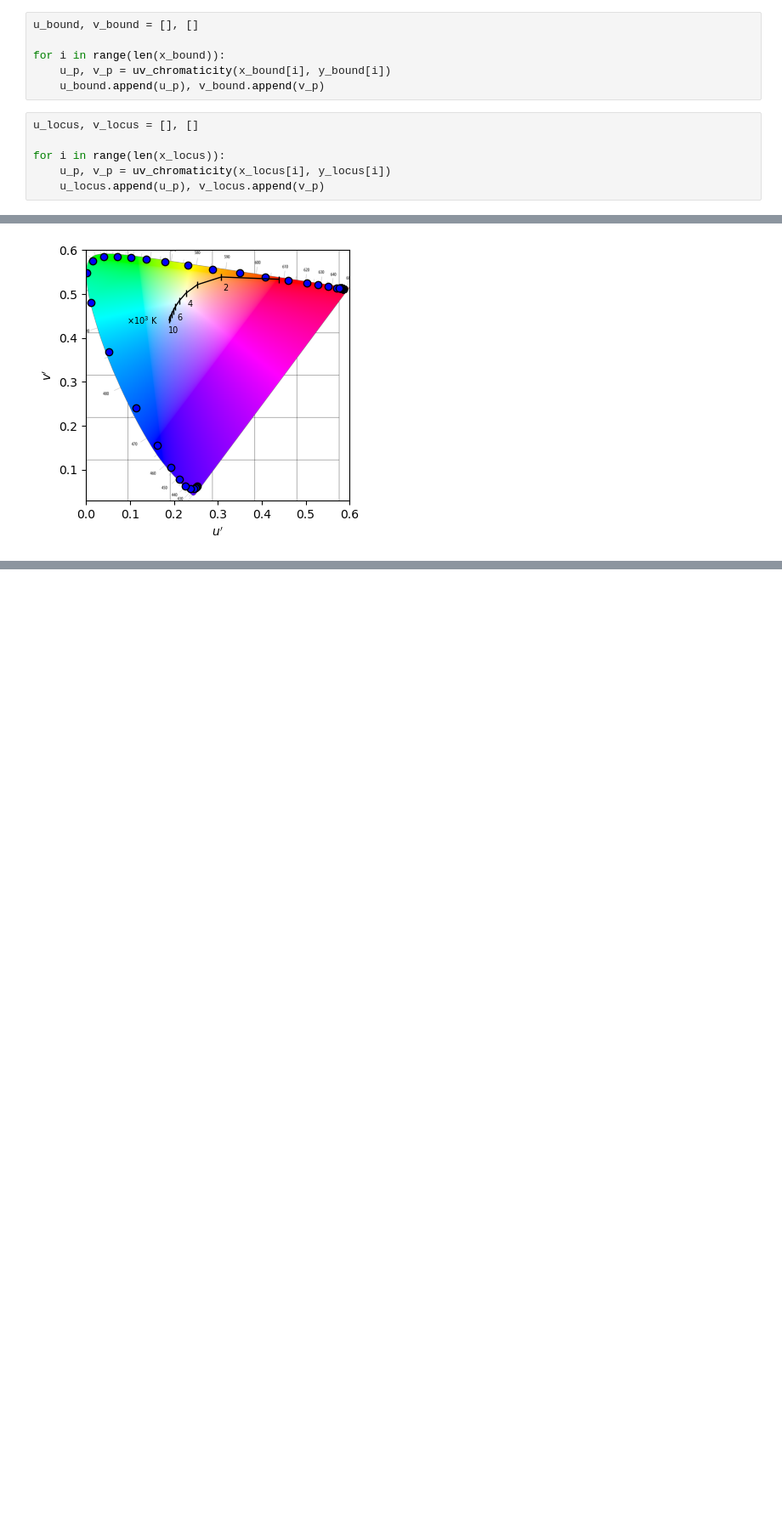
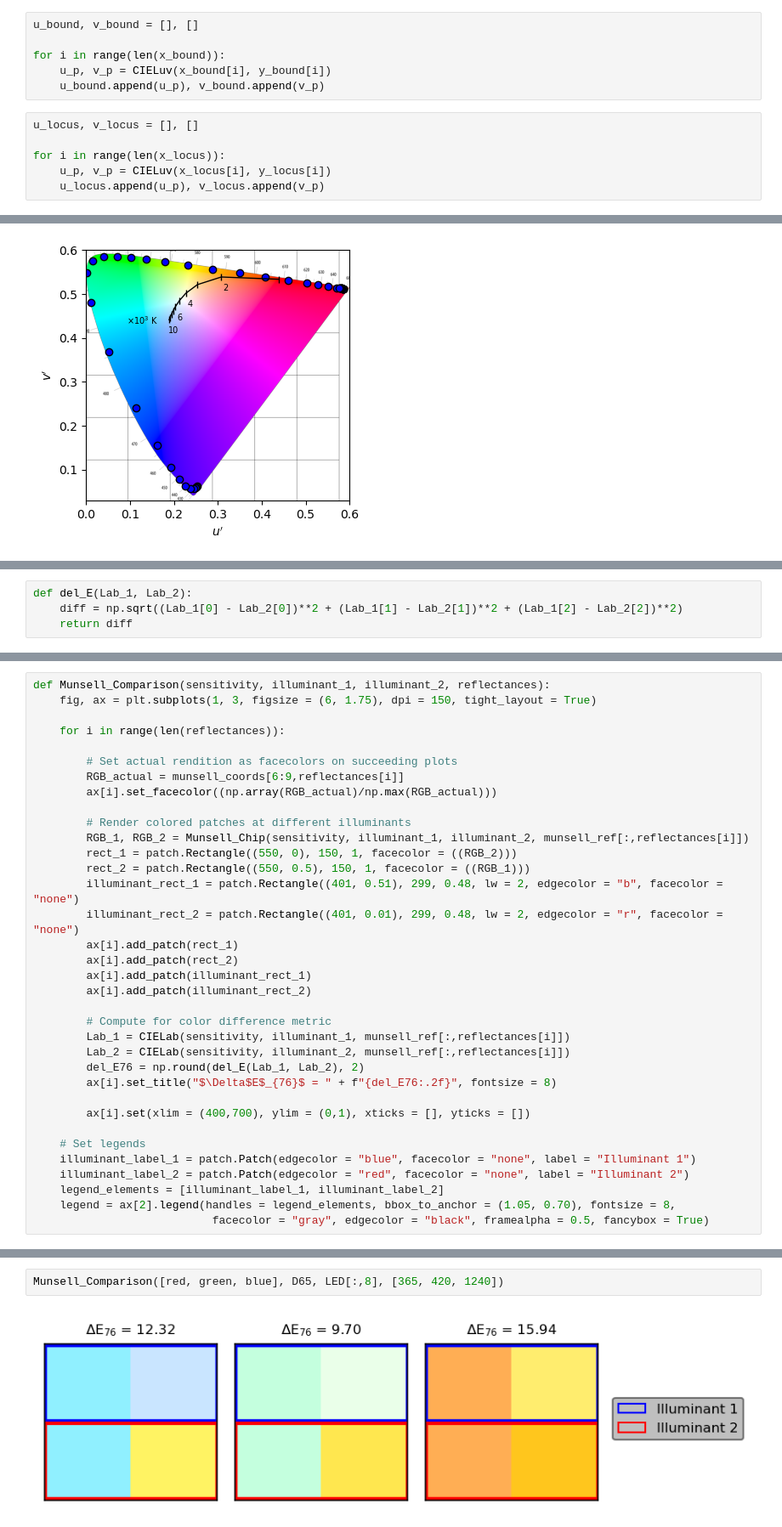
Before and after one commit to npcrmns/App-Physics-167, a Jupyter notebook: [6] Color Imaging/Color Imaging.ipynb, the cells around one changed output, grey strips where cells are left out. Shown at 85% size. Saved outputs shown, nothing was run; the diff lists cells and outputs as text; blank space fills up the shorter version.

Commit message:
Finished Munsell color chips simulations

```diff
--- a/[6] Color Imaging/Color Imaging.ipynb
+++ b/[6] Color Imaging/Color Imaging.ipynb
@@ -222,13 +225,13 @@ def uv_chromaticity(x, y):
 u_bound, v_bound = [], []
 
 for i in range(len(x_bound)):
-    u_p, v_p = uv_chromaticity(x_bound[i], y_bound[i])
+    u_p, v_p = CIELuv(x_bound[i], y_bound[i])
     u_bound.append(u_p), v_bound.append(v_p)
 # %%
 u_locus, v_locus = [], []
 
 for i in range(len(x_locus)):
-    u_p, v_p = uv_chromaticity(x_locus[i], y_locus[i])
+    u_p, v_p = CIELuv(x_locus[i], y_locus[i])
     u_locus.append(u_p), v_locus.append(v_p)
 # %%
 CIELuv_diagram = plt.imread("CIE Luv.png")
@@ -257,0 +320,4 @@ munsell_coords = pd.DataFrame(munsell_data["C"])
+# %%
+def del_E(Lab_1, Lab_2):
+    diff = np.sqrt((Lab_1[0] - Lab_2[0])**2 + (Lab_1[1] - Lab_2[1])**2 + (Lab_1[2] - Lab_2[2])**2)
+    return diff
@@ -257,0 +345,35 @@ munsell_coords = pd.DataFrame(munsell_data["C"])
+# %%
+def Munsell_Comparison(sensitivity, illuminant_1, illuminant_2, reflectances):
+    fig, ax = plt.subplots(1, 3, figsize = (6, 1.75), dpi = 150, tight_layout = True)
+
+    for i in range(len(reflectances)):
+
+        # Set actual rendition as facecolors on succeeding plots
+        RGB_actual = munsell_coords[6:9,reflectances[i]]
+        ax[i].set_facecolor((np.array(RGB_actual)/np.max(RGB_actual)))
+
+        # Render colored patches at different illuminants
+        RGB_1, RGB_2 = Munsell_Chip(sensitivity, illuminant_1, illuminant_2, munsell_ref[:,reflectances[i]])
+        rect_1 = patch.Rectangle((550, 0), 150, 1, facecolor = ((RGB_2)))
+        rect_2 = patch.Rectangle((550, 0.5), 150, 1, facecolor = ((RGB_1)))
+        illuminant_rect_1 = patch.Rectangle((401, 0.51), 299, 0.48, lw = 2, edgecolor = "b", facecolor = "none")
+        illuminant_rect_2 = patch.Rectangle((401, 0.01), 299, 0.48, lw = 2, edgecolor = "r", facecolor = "none")
+        ax[i].add_patch(rect_1)
+        ax[i].add_patch(rect_2)
+        ax[i].add_patch(illuminant_rect_1)
+        ax[i].add_patch(illuminant_rect_2)
+
+        # Compute for color difference metric
+        Lab_1 = CIELab(sensitivity, illuminant_1, munsell_ref[:,reflectances[i]])
+        Lab_2 = CIELab(sensitivity, illuminant_2, munsell_ref[:,reflectances[i]])
+        del_E76 = np.round(del_E(Lab_1, Lab_2), 2)
+        ax[i].set_title("$\Delta$E$_{76}$ = " + f"{del_E76:.2f}", fontsize = 8)
+
+        ax[i].set(xlim = (400,700), ylim = (0,1), xticks = [], yticks = [])
+
+    # Set legends
+    illuminant_label_1 = patch.Patch(edgecolor = "blue", facecolor = "none", label = "Illuminant 1")
+    illuminant_label_2 = patch.Patch(edgecolor = "red", facecolor = "none", label = "Illuminant 2")
+    legend_elements = [illuminant_label_1, illuminant_label_2]
+    legend = ax[2].legend(handles = legend_elements, bbox_to_anchor = (1.05, 0.70), fontsize = 8,
+                           facecolor = "gray", edgecolor = "black", framealpha = 0.5, fancybox = True)
@@ -257,0 +382,4 @@ munsell_coords = pd.DataFrame(munsell_data["C"])
+# %%
+Munsell_Comparison([red, green, blue], D65, LED[:,8], [365, 420, 1240])
+# %% [output]
+[figure, added]
```
Also changed, not shown: parts of 24 cells of this notebook, 3 other files.
